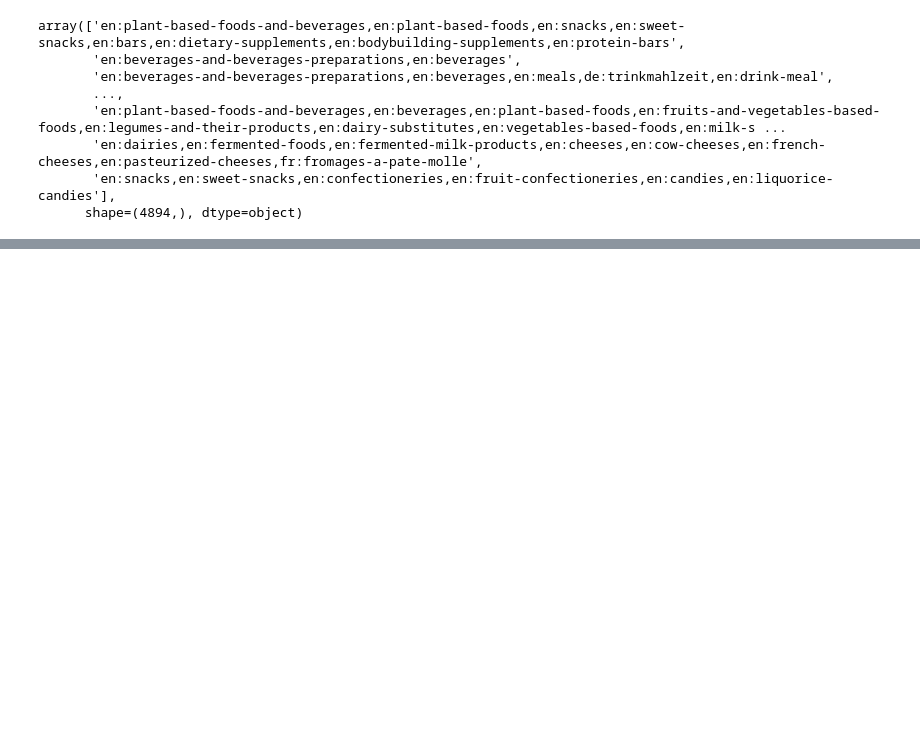
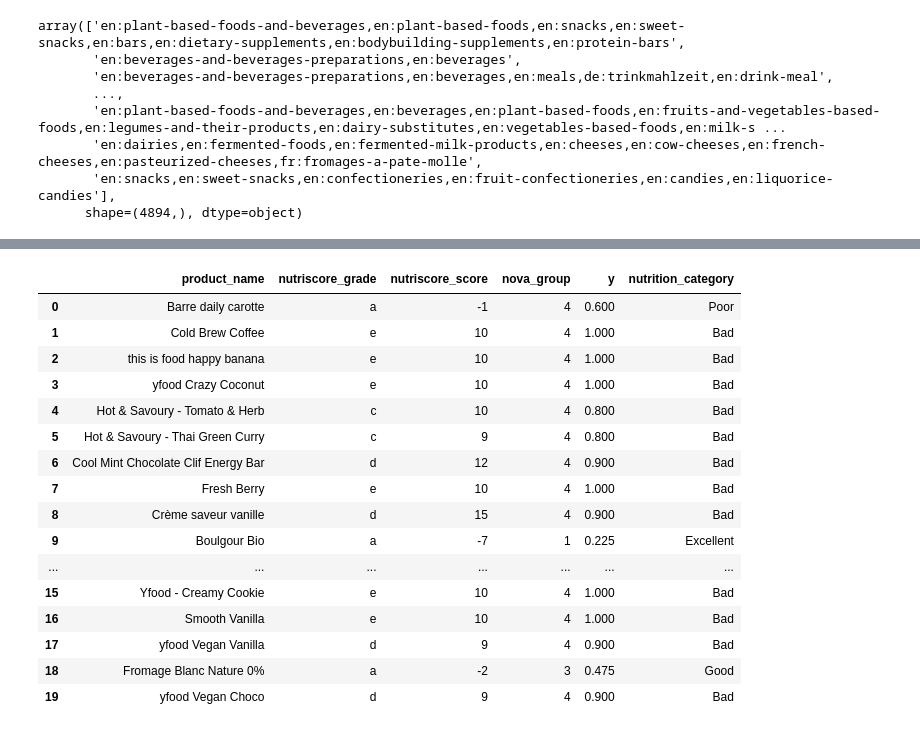
Before and after one commit to michael-wales/smartfoodscan, a Jupyter notebook: notebooks/construct_y.ipynb, the cells around one changed output, grey strips where cells are left out. Drawn from its saved outputs; the diff is of its cells as text; code cells hidden in the pictures; blank space fills up the shorter version.

```diff
--- a/notebooks/construct_y.ipynb
+++ b/notebooks/construct_y.ipynb
@@ -107,0 +150,22 @@ df.head()
+# %%
+df_new = categorize_nutrition(df)
+# %%
+df_new[['product_name','nutriscore_grade', 'nutriscore_score','nova_group', 'y','nutrition_category']].head(20)
+# %% [output]
+|  | product_name | nutriscore_grade | nutriscore_score | nova_group | y | nutrition_category |
+| 0 | Barre daily carotte | a | -1 | 4 | 0.600 | Poor |
+| 1 | Cold Brew Coffee | e | 10 | 4 | 1.000 | Bad |
+| 2 | this is food happy banana | e | 10 | 4 | 1.000 | Bad |
+| 3 | yfood Crazy Coconut | e | 10 | 4 | 1.000 | Bad |
+| 4 | Hot & Savoury - Tomato & Herb | c | 10 | 4 | 0.800 | Bad |
+| 5 | Hot & Savoury - Thai Green Curry | c | 9 | 4 | 0.800 | Bad |
+| 6 | Cool Mint Chocolate Clif Energy Bar | d | 12 | 4 | 0.900 | Bad |
+| 7 | Fresh Berry | e | 10 | 4 | 1.000 | Bad |
+| 8 | Crème saveur vanille | d | 15 | 4 | 0.900 | Bad |
+| 9 | Boulgour Bio | a | -7 | 1 | 0.225 | Excellent |
+| ... | ... | ... | ... | ... | ... | ... |
+| 15 | Yfood - Creamy Cookie | e | 10 | 4 | 1.000 | Bad |
+| 16 | Smooth Vanilla | e | 10 | 4 | 1.000 | Bad |
+| 17 | yfood Vegan Vanilla | d | 9 | 4 | 0.900 | Bad |
+| 18 | Fromage Blanc Nature 0% | a | -2 | 3 | 0.475 | Good |
+| 19 | yfood Vegan Choco | d | 9 | 4 | 0.900 | Bad |
```
Also changed, not shown: parts of 3 cells of this notebook.
